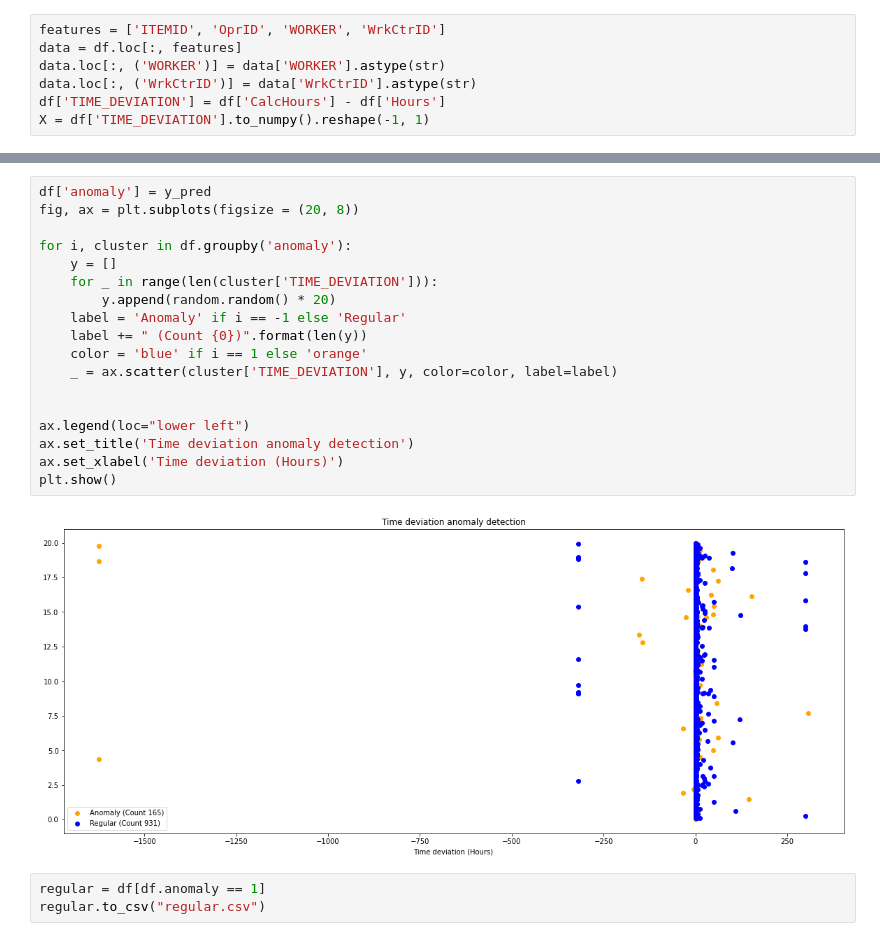
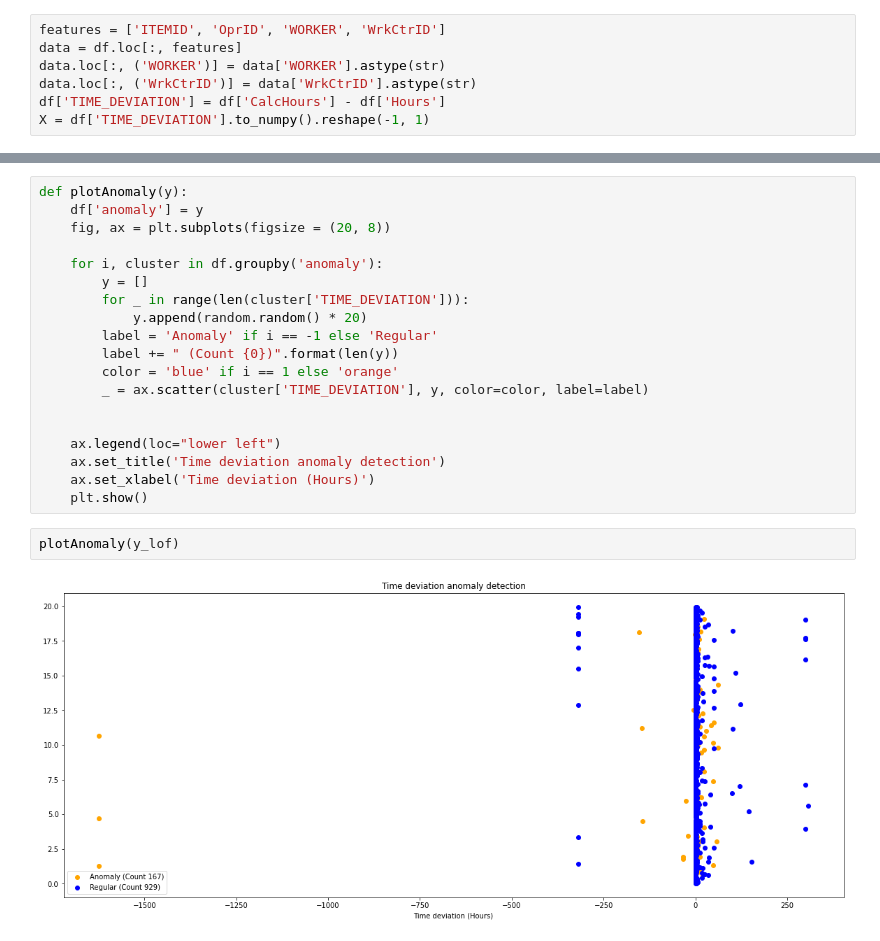
Before and after one commit to Yucheng-Ren/thesis, a Jupyter notebook: Anomaly_Detection.ipynb, the cells around one changed output, grey strips where cells are left out. Cells and saved outputs as stored; diff of their text form.

```diff
--- a/Anomaly_Detection.ipynb
+++ b/Anomaly_Detection.ipynb
@@ -30,23 +75,23 @@ y_pred = detector.fit_predict(X)
 # %%
-df['anomaly'] = y_pred
-fig, ax = plt.subplots(figsize = (20, 8))
+def plotAnomaly(y):
+    df['anomaly'] = y
+    fig, ax = plt.subplots(figsize = (20, 8))
 
-for i, cluster in df.groupby('anomaly'):
-    y = []
-    for _ in range(len(cluster['TIME_DEVIATION'])):
-        y.append(random.random() * 20)
-    label = 'Anomaly' if i == -1 else 'Regular'
-    label += " (Count {0})".format(len(y))
-    color = 'blue' if i == 1 else 'orange'
-    _ = ax.scatter(cluster['TIME_DEVIATION'], y, color=color, label=label)
+    for i, cluster in df.groupby('anomaly'):
+        y = []
+        for _ in range(len(cluster['TIME_DEVIATION'])):
+            y.append(random.random() * 20)
+        label = 'Anomaly' if i == -1 else 'Regular'
+        label += " (Count {0})".format(len(y))
+        color = 'blue' if i == 1 else 'orange'
+        _ = ax.scatter(cluster['TIME_DEVIATION'], y, color=color, label=label)
 
 
-ax.legend(loc="lower left")
-ax.set_title('Time deviation anomaly detection')
-ax.set_xlabel('Time deviation (Hours)')
-plt.show()
+    ax.legend(loc="lower left")
+    ax.set_title('Time deviation anomaly detection')
+    ax.set_xlabel('Time deviation (Hours)')
+    plt.show()
-# %% [output]
-[figure, removed]
-# %%
-regular = df[df.anomaly == 1]
-regular.to_csv("regular.csv")
+# %%
+plotAnomaly(y_lof)
+# %% [output]
+[figure, added]
```
Also changed, not shown: parts of 10 cells of this notebook, 2 other files.
